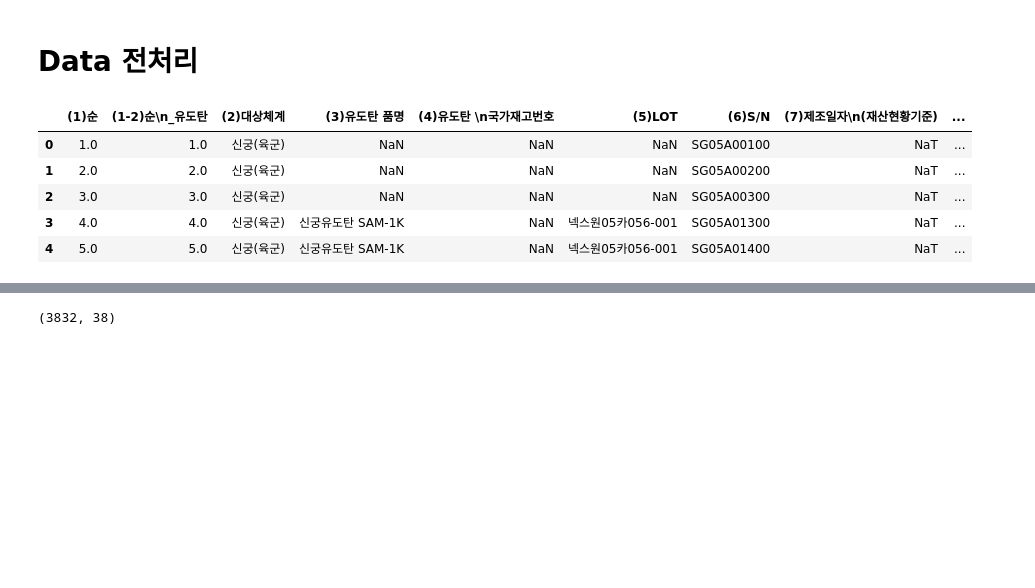
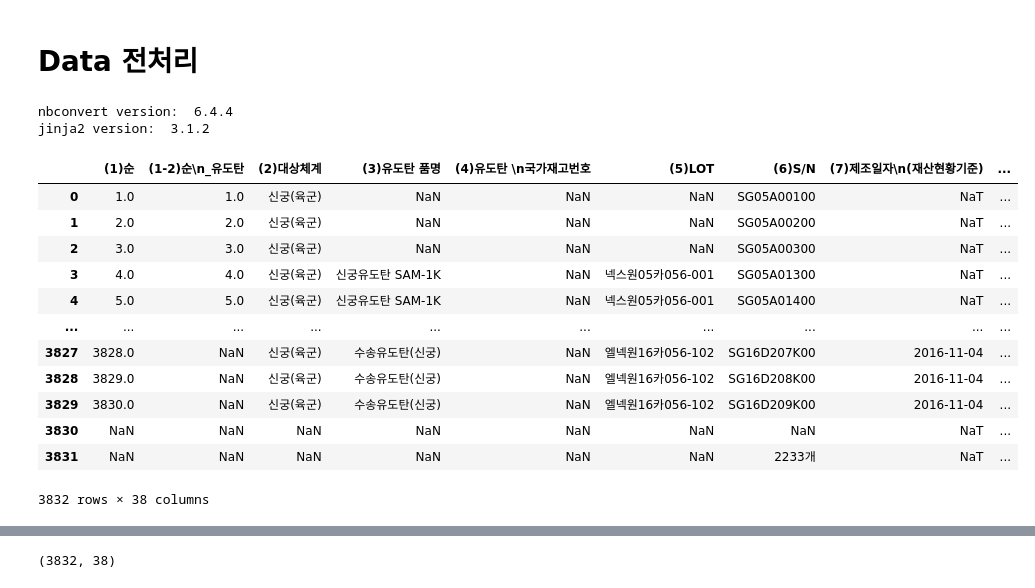
Before and after one commit to sonsungjong/ML_python, a Jupyter notebook: anomaly_detection/신궁 고장 예측.ipynb, the cells around one changed output, grey strips where cells are left out. Drawn from its saved outputs; the diff is of its cells as text; code cells hidden in the pictures; blank space fills up the shorter version.

```diff
--- a/anomaly_detection/신궁 고장 예측.ipynb
+++ b/anomaly_detection/신궁 고장 예측.ipynb
@@ -36,20 +36,36 @@ warnings.filterwarnings('ignore')
 - 정비/운용요원의 만족도 조사
 # %% [markdown]
 # Data 전처리
+# %%
+import nbconvert
+import jinja2
+
+print("nbconvert version: ", nbconvert.__version__)
+print("jinja2 version: ", jinja2.__version__)
+# %% [output]
+nbconvert version:  6.4.4
+jinja2 version:  3.1.2
 # %%
 import numpy as np
 import pandas as pd
 
 pd.set_option('display.max_columns', 100)
 pd.set_option('display.max_rows', 100)
 
 # 군수데이터
 df = pd.read_excel('A 데이터 정리.xlsx', engine='openpyxl')
-# 센서데이터 (확보 중)
+df
 # %% [output]
 |  | (1)순 | (1-2)순\n_유도탄 | (2)대상체계 | (3)유도탄 품명 | (4)유도탄 \n국가재고번호 | (5)LOT | (6)S/N | (7)제조일자\n(재산현황기준) | ... |
 | 0 | 1.0 | 1.0 | 신궁(육군) | NaN | NaN | NaN | SG05A00100 | NaT | ... |
 | 1 | 2.0 | 2.0 | 신궁(육군) | NaN | NaN | NaN | SG05A00200 | NaT | ... |
 | 2 | 3.0 | 3.0 | 신궁(육군) | NaN | NaN | NaN | SG05A00300 | NaT | ... |
 | 3 | 4.0 | 4.0 | 신궁(육군) | 신궁유도탄 SAM-1K | NaN | 넥스원05카056-001 | SG05A01300 | NaT | ... |
 | 4 | 5.0 | 5.0 | 신궁(육군) | 신궁유도탄 SAM-1K | NaN | 넥스원05카056-001 | SG05A01400 | NaT | ... |
+| ... | ... | ... | ... | ... | ... | ... | ... | ... | ... |
+| 3827 | 3828.0 | NaN | 신궁(육군) | 수송유도탄(신궁) | NaN | 엘넥원16카056-102 | SG16D207K00 | 2016-11-04 | ... |
+| 3828 | 3829.0 | NaN | 신궁(육군) | 수송유도탄(신궁) | NaN | 엘넥원16카056-102 | SG16D208K00 | 2016-11-04 | ... |
+| 3829 | 3830.0 | NaN | 신궁(육군) | 수송유도탄(신궁) | NaN | 엘넥원16카056-102 | SG16D209K00 | 2016-11-04 | ... |
+| 3830 | NaN | NaN | NaN | NaN | NaN | NaN | NaN | NaT | ... |
+| 3831 | NaN | NaN | NaN | NaN | NaN | NaN | 2233개 | NaT | ... |
+3832 rows × 38 columns
```
Also changed, not shown: parts of 1 cell of this notebook, 1 other file.
